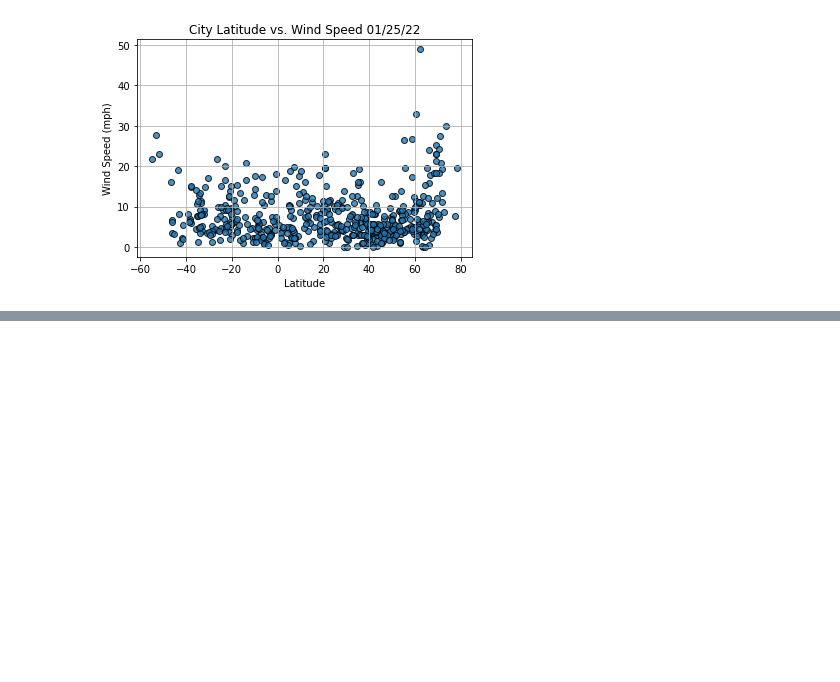
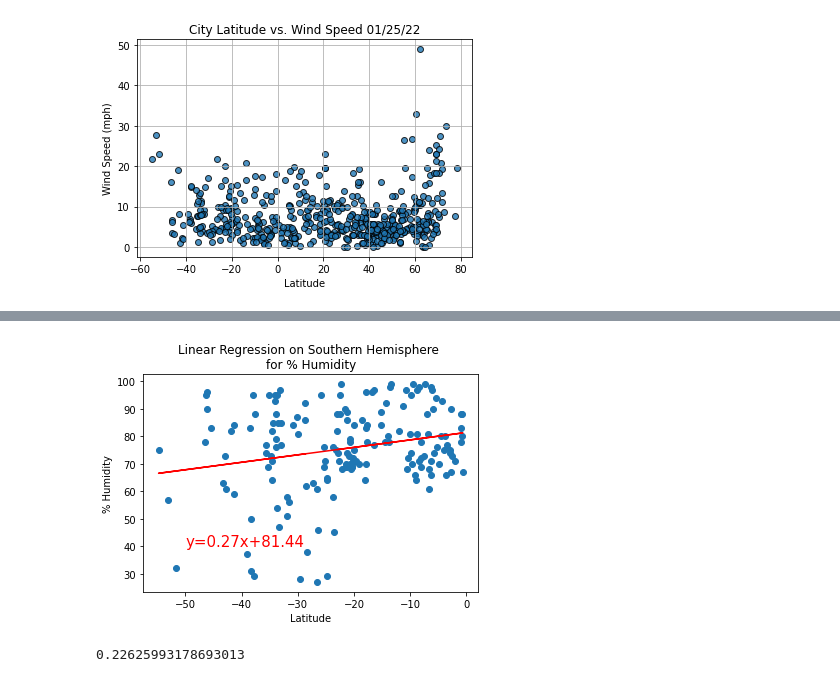
Before and after one commit to kmburkezoo/world-weather-analysis, a Jupyter notebook: WeatherPy.ipynb, the cells around one changed output, grey strips where cells are left out. Saved outputs shown, nothing was run; the diff lists cells and outputs as text; code cells hidden in the pictures; blank space fills up the shorter version.

```diff
--- a/WeatherPy.ipynb
+++ b/WeatherPy.ipynb
@@ -265,0 +359,10 @@ plt.show()
+# %%
+# linear regression on the southern hemisphere
+x_values = southern_hemi_df['Lat']
+y_values = southern_hemi_df['Humidity']
+plot_linear_regression(x_values, y_values,
+                      'Linear Regression on Southern Hemisphere \nfor % Humidity',
+                      '% Humidity', (-50,40))
+# %% [output]
+[figure, added]
+0.22625993178693013
```
Also changed, not shown: parts of 10 cells of this notebook.
